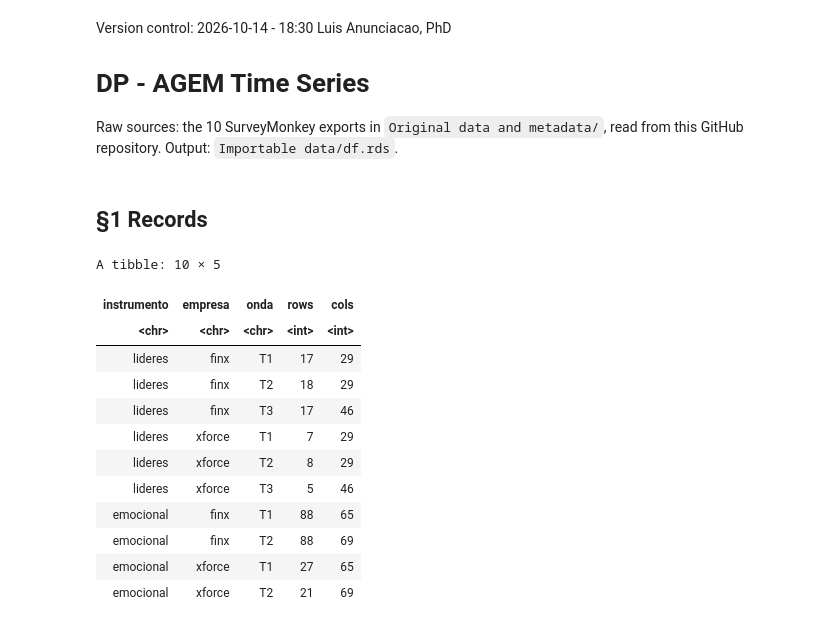
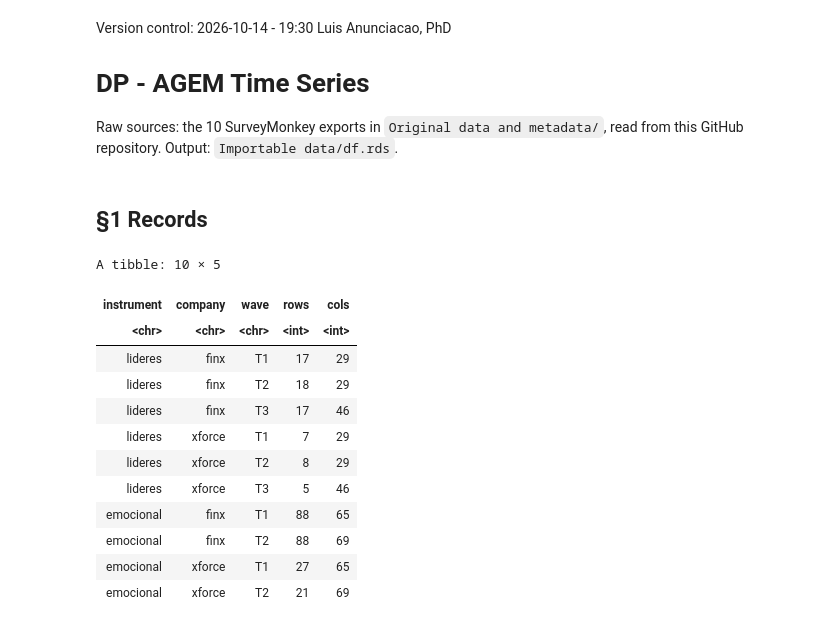
Before and after one commit to anovabr/AGEM-Time-Series, a Jupyter notebook: Processing and analysis/Command files/DP - Time series.ipynb, the cells around one changed output. Cells and saved outputs as stored; diff of their text form; code cells hidden in the pictures.

```diff
--- a/Processing and analysis/Command files/DP - Time series.ipynb
+++ b/Processing and analysis/Command files/DP - Time series.ipynb
@@ -1,5 +1,5 @@
 # %% [markdown]
-Version control: 2026-10-14 - 18:30
+Version control: 2026-10-14 - 19:30
 Luis Anunciacao, PhD
 
 # DP - AGEM Time Series
@@ -18,37 +18,37 @@ read_export <- function(file) {
                               tempfile(fileext = paste0(".", tools::file_ext(file))),
                               handle = curl::new_handle() |> curl::handle_setheaders(Authorization = paste("token", gitcreds::gitcreds_get()$password)))
   if (tools::file_ext(file) == "csv") read_csv(path, col_names = FALSE, col_types = cols(.default = "c")) else read_excel(path, col_names = FALSE, col_types = "text", .name_repair = "unique_quiet")
 }
 
 # column -> item maps for the columns after the 9 SurveyMonkey metadata columns; items follow T1 numbering
 # (T2-only items: lideres 21-22, emocional 50-54). c(15, 16) = one T2 column matched to two T1 items (lideres T2 "contratar e desligar");
 # NA = column not used (free text of "outro"). Lideres T3 positions follow the current SurveyMonkey labels (= T1 order).
 lid_t1 <- as.list(1:20)
 lid_t2 <- list(1, 2, 3, 5, 4, 6, 7, 8, 9, 11, 12, 14, 13, c(15, 16), 17, 21, 18, 19, 20, 22)
 lid_t3 <- c(as.list(1:20), list(23, NA, 24), as.list(rep(25, 14)))
 emo_t1 <- as.list(c(1:49, rep(55, 5), 56, 57))
 emo_t2 <- as.list(c(1, 2, 3, 4, 6, 7, 9, 10, 15:35, 50, 36:39, 51, 40:43, 52, 44:47, 53, 48, 54, 49, 57, 58, rep(59, 10)))
 
 df_original <- tribble(
-  ~instrumento, ~empresa, ~onda, ~arquivo, ~mapa,
+  ~instrument, ~company, ~wave, ~file, ~col_map,
   "lideres", "finx", "T1", "T1 FINX - INVENTÁRIO SAÚDE MENTAL EXCLUSIVO PARA LÍDERES.xlsx", lid_t1,
   "lideres", "finx", "T2", "T2 FINX - INVENTÁRIO SAÚDE MENTAL EXCLUSIVO PARA LÍDERES.csv", lid_t2,
   "lideres", "finx", "T3", "T3 FINX - INVENTÁRIO SAÚDE MENTAL EXCLUSIVO PARA LÍDERES.csv", lid_t3,
   "lideres", "xforce", "T1", "T1 Xforce - INVENTÁRIO SAÚDE MENTAL EXCLUSIVO PARA LÍDERES.xlsx", lid_t1,
   "lideres", "xforce", "T2", "T2 Xforce - INVENTÁRIO SAÚDE MENTAL EXCLUSIVO PARA LÍDERES.xlsx", lid_t2,
   "lideres", "xforce", "T3", "T3 XFORCE - INVENTÁRIO SAÚDE MENTAL EXCLUSIVO PARA LÍDERES.xlsx", lid_t3,
   "emocional", "finx", "T1", "T1 FINX - INVENTÁRIO DE SAÚDE EMOCIONAL.xlsx", emo_t1,
   "emocional", "finx", "T2", "T2 FINX - INVENTÁRIO DE SAÚDE EMOCIONAL.xlsx", emo_t2,
   "emocional", "xforce", "T1", "T1 Xforce- INVENTÁRIO DE SAÚDE EMOCIONAL.xlsx", emo_t1,
   "emocional", "xforce", "T2", "T2 XFORCE - INVENTÁRIO DE SAÚDE EMOCIONAL.xlsx", emo_t2) |>
-  mutate(raw = map(arquivo, read_export))
+  mutate(raw = map(file, read_export))
 
 rm(lid_t1, lid_t2, lid_t3, emo_t1, emo_t2)
 
-df_original |> transmute(instrumento, empresa, onda, rows = map_int(raw, nrow), cols = map_int(raw, ncol))
+df_original |> transmute(instrument, company, wave, rows = map_int(raw, nrow), cols = map_int(raw, ncol))
 # %% [output]
 A tibble: 10 × 5
-| instrumento | empresa | onda | rows | cols |
+| instrument | company | wave | rows | cols |
 | <chr> | <chr> | <chr> | <int> | <int> |
 | lideres | finx | T1 | 17 | 29 |
 | lideres | finx | T2 | 18 | 29 |
```
Also changed, not shown: parts of 7 cells of this notebook, 3 other files.
